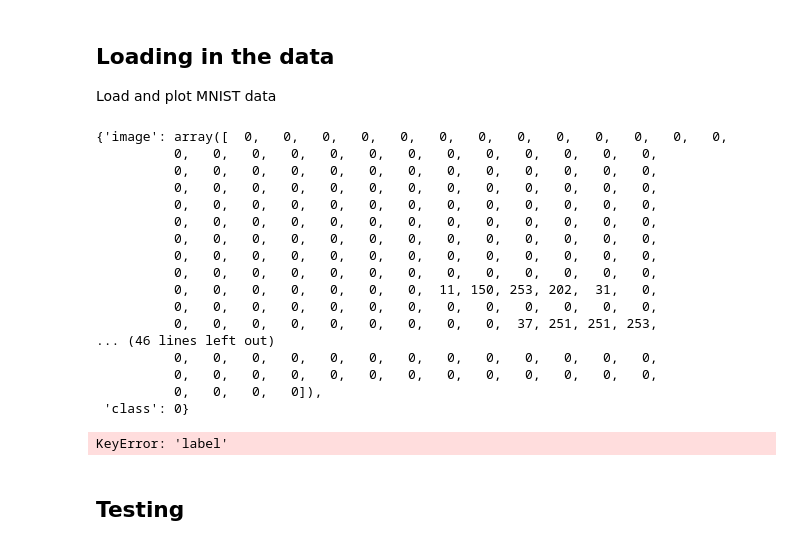
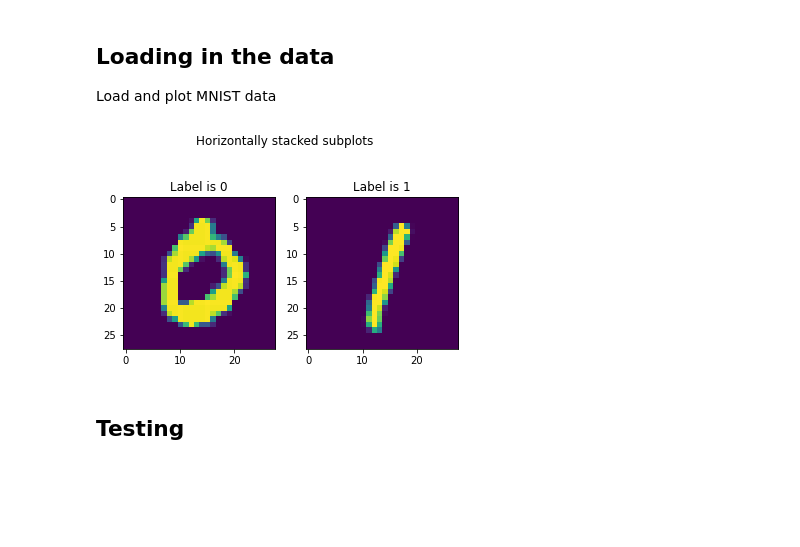
Before and after one commit to cgarchbold/Multilayer_Perceptrons, a Jupyter notebook: Multilayer_Perceptrons.ipynb, the cells around one changed output. Drawn from its saved outputs; the diff is of its cells as text; code cells hidden in the pictures; blank space fills up the shorter version.

```diff
--- a/Multilayer_Perceptrons.ipynb
+++ b/Multilayer_Perceptrons.ipynb
@@ -20,52 +20,30 @@ mnist_train4 = nn.MNIST_dataset('./data/mnist_train_0_4.csv')
 
 mnist_test1 = nn.MNIST_dataset('./data/mnist_test_0_1.csv')
 mnist_test4 = nn.MNIST_dataset('./data/mnist_test_0_4.csv')
-
-mnist_test1[0]
-# %% [output]
-{'image': array([  0,   0,   0,   0,   0,   0,   0,   0,   0,   0,   0,   0,   0,
-          0,   0,   0,   0,   0,   0,   0,   0,   0,   0,   0,   0,   0,
-          0,   0,   0,   0,   0,   0,   0,   0,   0,   0,   0,   0,   0,
-          0,   0,   0,   0,   0,   0,   0,   0,   0,   0,   0,   0,   0,
-          0,   0,   0,   0,   0,   0,   0,   0,   0,   0,   0,   0,   0,
-          0,   0,   0,   0,   0,   0,   0,   0,   0,   0,   0,   0,   0,
-          0,   0,   0,   0,   0,   0,   0,   0,   0,   0,   0,   0,   0,
-          0,   0,   0,   0,   0,   0,   0,   0,   0,   0,   0,   0,   0,
-          0,   0,   0,   0,   0,   0,   0,   0,   0,   0,   0,   0,   0,
-          0,   0,   0,   0,   0,   0,   0,  11, 150, 253, 202,  31,   0,
-          0,   0,   0,   0,   0,   0,   0,   0,   0,   0,   0,   0,   0,
-          0,   0,   0,   0,   0,   0,   0,   0,   0,  37, 251, 251, 253,
-... (46 lines left out)
-          0,   0,   0,   0,   0,   0,   0,   0,   0,   0,   0,   0,   0,
-          0,   0,   0,   0,   0,   0,   0,   0,   0,   0,   0,   0,   0,
-          0,   0,   0,   0]),
- 'class': 0}
 # %%
 # Lets quickly plot the digits, to know how to index this data
 fig, axs = plt.subplots(1, 2)
 fig.suptitle('Horizontally stacked subplots')
 
 
 for index in range(len(mnist_test1)):
     #gather data from row
-    print(mnist_test1[index])
-
-    label = mnist_test1[index]['label']
+    label = mnist_test1[index]['class']
     pixels = mnist_test1[index]['image']
 
     #interpret one dimensional array as image
-    pixels = np.array(pixels, dtype='uint8')
+    #pixels = np.array(pixels, dtype='uint8')
     pixels = pixels.reshape((28,28))
 
     #set label, show image
     axs[index].set_title(f'Label is {label}')
-    axs[index].imshow(pixels, cmap ='gray')
+    axs[index].imshow(pixels)#cmap ='gray')
 
     #stop at two examples
     if(index == 1):
         break
 # %% [output]
-KeyError: 'label'
+[figure, added]
 # %% [markdown]
 ## Testing
 # %%
```
Also changed, not shown: parts of 3 cells of this notebook, 1 other file.
